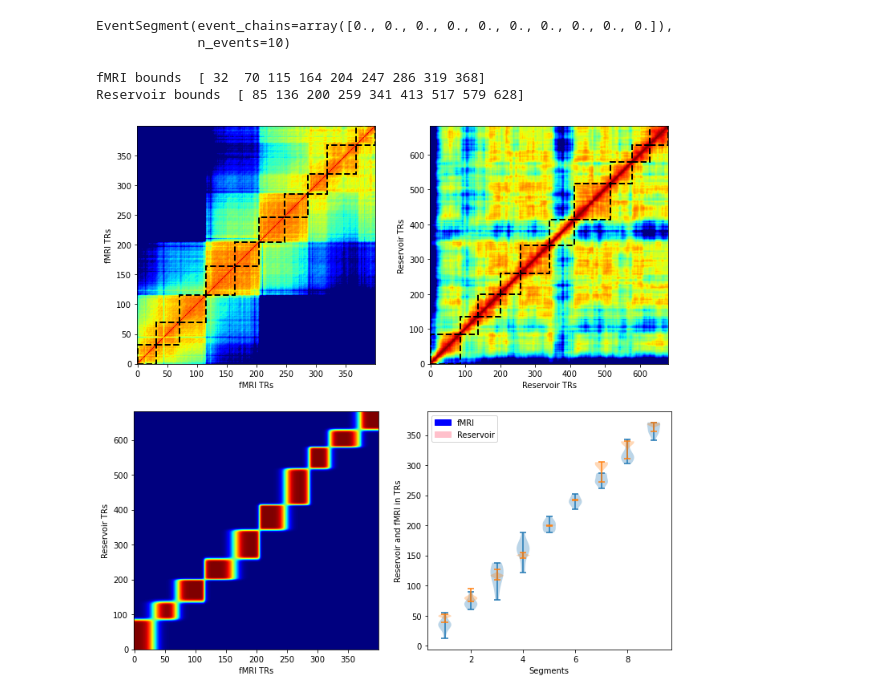
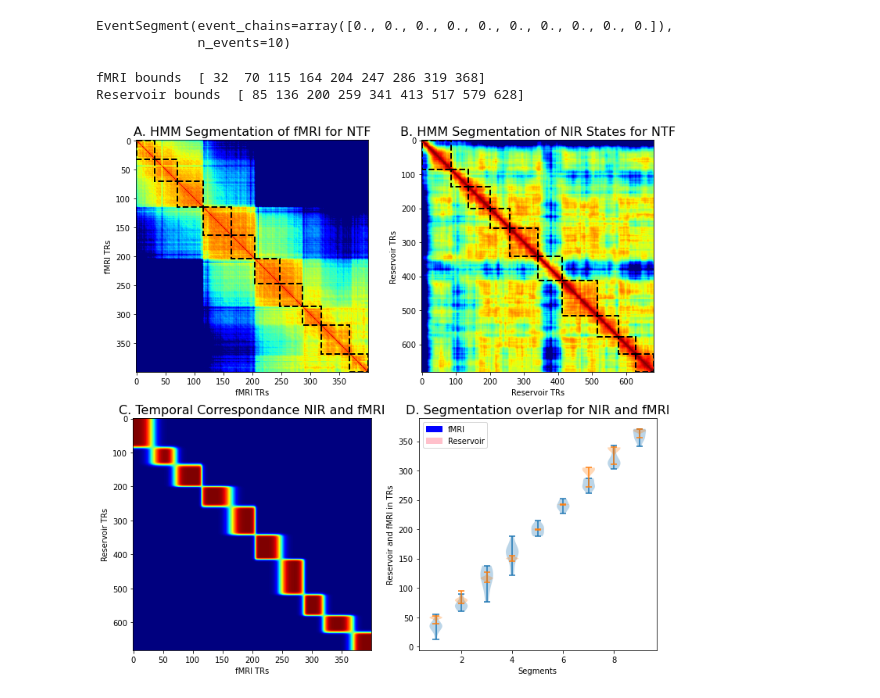
Before and after one commit to pfdominey/Narrative-Integration-Reservoir, a Jupyter notebook: Exp2-HMM-comapre-Res-fMRI.ipynb, the cells around one changed output. Cells and saved outputs as stored; diff of their text form; code cells hidden in the pictures.

```diff
--- a/Exp2-HMM-comapre-Res-fMRI.ipynb
+++ b/Exp2-HMM-comapre-Res-fMRI.ipynb
@@ -110,7 +102,8 @@ scale1=0.999
 scale2=0.9
 nTR=400
 
-plt.imshow(np.corrcoef(fmri_averages), cmap=color, vmin = scale1, origin = 'lower')
+#plt.imshow(np.corrcoef(fmri_averages), cmap=color, vmin = scale1, origin = 'lower')
+plt.imshow(np.corrcoef(fmri_averages), cmap=color, vmin = scale1)
 
 bounds = np.where(np.diff(np.argmax(ev_fmri.segments_[0], axis=1)))[0]
 ax = plt.gca()
@@ -123,9 +116,12 @@ print('fMRI bounds ', bounds)
 plt.xlabel('fMRI TRs')
 plt.ylabel('fMRI TRs')
 
+plt.title('A. HMM Segmentation of fMRI for NTF', fontsize = 16)
+
+
 plt.subplot(2,2,2)
 
-plt.imshow(np.corrcoef(reservoir_averages),  vmin=scale2, cmap=color, origin = 'lower')
+plt.imshow(np.corrcoef(reservoir_averages),  vmin=scale2, cmap=color)
 
 nTR=682
 bounds = np.where(np.diff(np.argmax(ev_reservoir.segments_[0], axis=1)))[0]
@@ -139,38 +135,47 @@ print('Reservoir bounds ', bounds)
 plt.xlabel('Reservoir TRs')
 plt.ylabel('Reservoir TRs')
 
+plt.title('B. HMM Segmentation of NIR States for NTF', fontsize = 16)
+
+
 plt.subplot(2,2,3)
 
-plt.imshow(np.dot(ev_fmri.segments_[0], ev_reservoir.segments_[0].T).T,aspect='auto',cmap='jet',origin='lower')
+plt.imshow(np.dot(ev_fmri.segments_[0], ev_reservoir.segments_[0].T).T,aspect='auto',cmap='jet')
 
 
 plt.xlabel('fMRI TRs')
 plt.ylabel('Reservoir TRs')
+
+plt.title('C. Temporal Correspondance NIR and fMRI', fontsize = 16)
+
 
 
 plt.subplot(2,2,4)
 
 #plt.imshow(np.dot(ev_fmri.segments_[0], ev_reservoir.segments_[0].T).T,aspect='auto',cmap='jet')#origin='lower',
 plt.violinplot(fmri_bounds)
 plt.violinplot(reservoir_bounds/682*400)
 
 plt.xlabel('Segments')
 plt.ylabel('Reservoir and fMRI in TRs')
 
 red_patch = patches.Patch(color='pink', label='Reservoir')
 #plt.legend(handles=[red_patch], loc='upper left')
 
 blue_patch = patches.Patch(color='blue', label='fMRI')
 plt.legend(handles=[blue_patch, red_patch], loc='upper left')
 
+plt.title('D. Segmentation overlap for NIR and fMRI', fontsize = 16)
+
+
 
 
 #fig.tight_layout()
 plt.savefig('hmm_notthefall_reservoir_fmri_10instances-3panels.png', dpi=600)
 # %% [output]
 fMRI bounds  [ 32  70 115 164 204 247 286 319 368]
 Reservoir bounds  [ 85 136 200 259 341 413 517 579 628]
-[figure, old version]
+[figure, new version]
 # %%
 #fmri_bounds
 #reservoir_bounds/682*400
```
Also changed, not shown: parts of 2 cells of this notebook.
